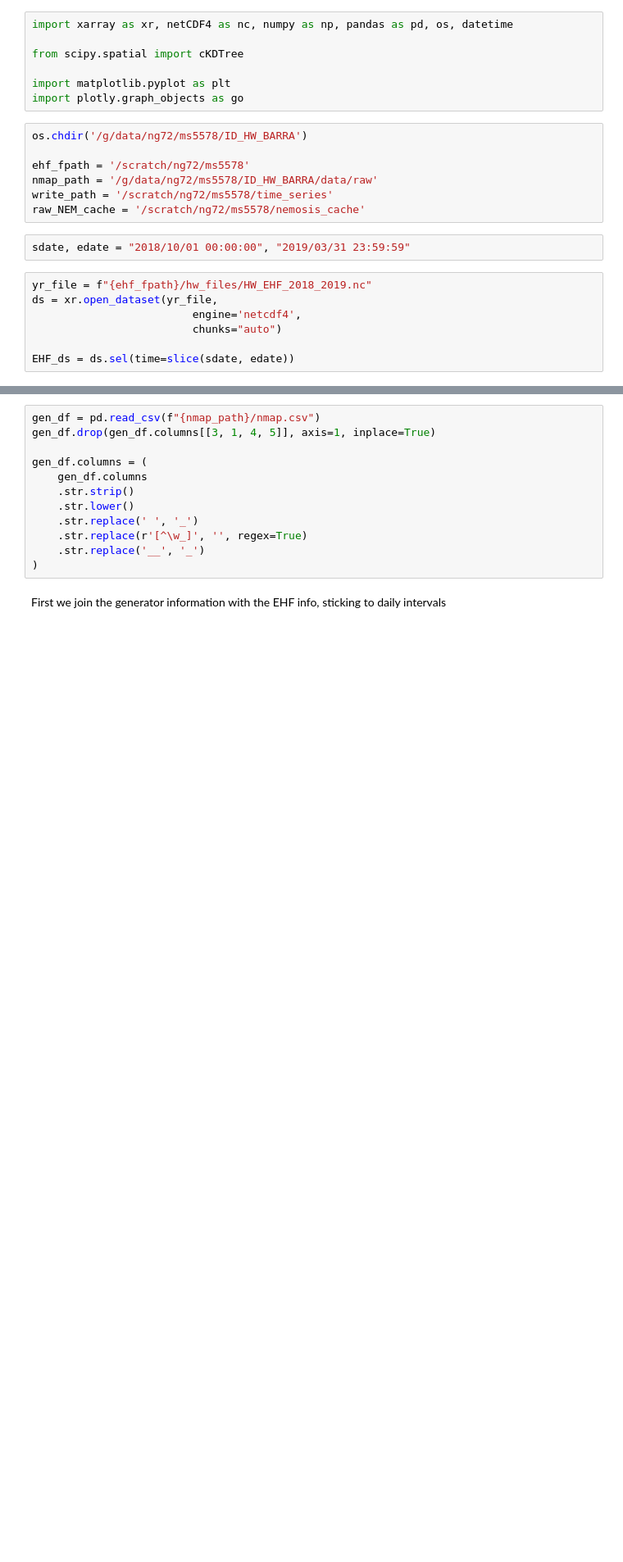
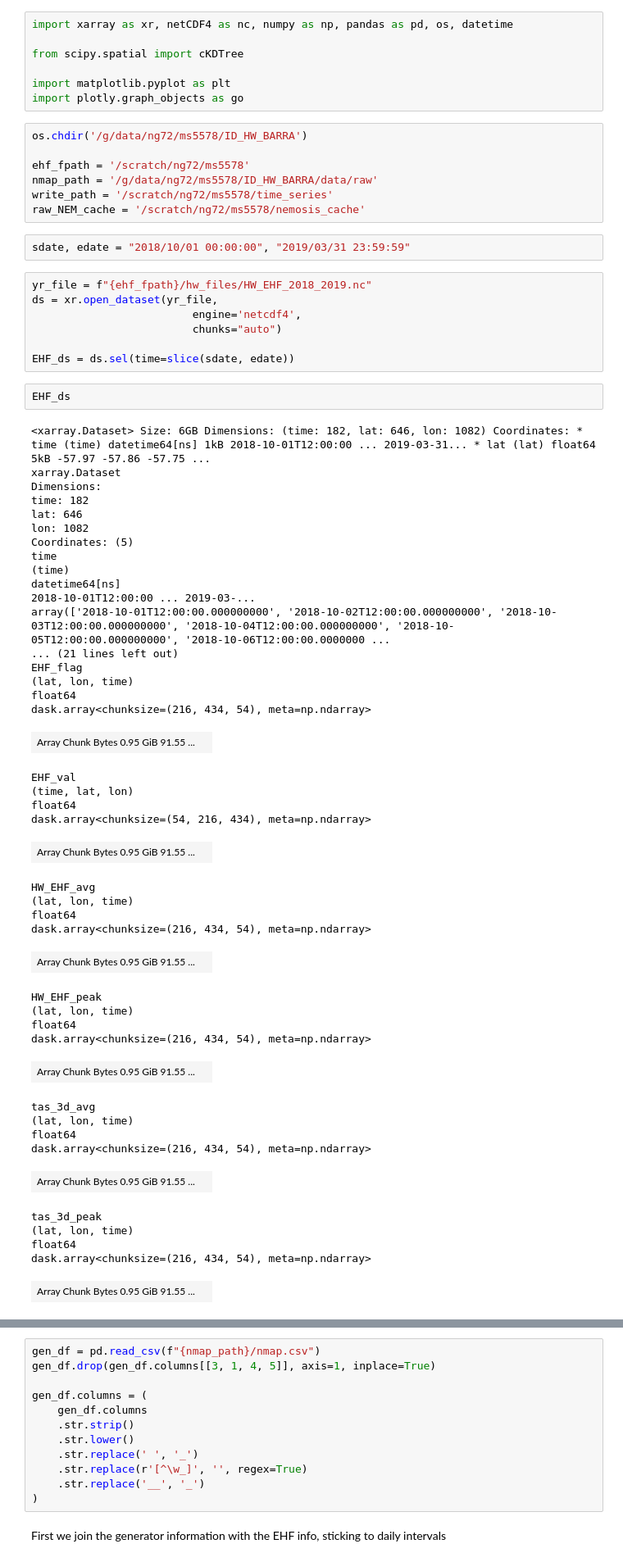
Before and after one commit to salpadorume/NEM_BARRA, a Jupyter notebook: create_ehf_tseries.ipynb, the cells around one changed output, grey strips where cells are left out. Shown at 82% size. Saved outputs shown, nothing was run; the diff lists cells and outputs as text; blank space fills up the shorter version.

```diff
--- a/create_ehf_tseries.ipynb
+++ b/create_ehf_tseries.ipynb
@@ -21,3 +21,49 @@ ds = xr.open_dataset(yr_file,
                          chunks="auto")
 
 EHF_ds = ds.sel(time=slice(sdate, edate))
+# %%
+EHF_ds
+# %% [output]
+<xarray.Dataset> Size: 6GB Dimensions: (time: 182, lat: 646, lon: 1082) Coordinates: * time (time) datetime64[ns] 1kB 2018-10-01T12:00:00 ... 2019-03-31... * lat (lat) float64 5kB -57.97 -57.86 -57.75 ...
+xarray.Dataset
+Dimensions:
+time: 182
+lat: 646
+lon: 1082
+Coordinates: (5)
+time
+(time)
+datetime64[ns]
+2018-10-01T12:00:00 ... 2019-03-...
+array(['2018-10-01T12:00:00.000000000', '2018-10-02T12:00:00.000000000', '2018-10-03T12:00:00.000000000', '2018-10-04T12:00:00.000000000', '2018-10-05T12:00:00.000000000', '2018-10-06T12:00:00.0000000 ...
+... (21 lines left out)
+EHF_flag
+(lat, lon, time)
+float64
+dask.array<chunksize=(216, 434, 54), meta=np.ndarray>
+| Array Chunk Bytes 0.95 GiB 91.55 ... |  |
+EHF_val
+(time, lat, lon)
+float64
+dask.array<chunksize=(54, 216, 434), meta=np.ndarray>
+| Array Chunk Bytes 0.95 GiB 91.55 ... |  |
+HW_EHF_avg
+(lat, lon, time)
+float64
+dask.array<chunksize=(216, 434, 54), meta=np.ndarray>
+| Array Chunk Bytes 0.95 GiB 91.55 ... |  |
+HW_EHF_peak
+(lat, lon, time)
+float64
+dask.array<chunksize=(216, 434, 54), meta=np.ndarray>
+| Array Chunk Bytes 0.95 GiB 91.55 ... |  |
+tas_3d_avg
+(lat, lon, time)
+float64
+dask.array<chunksize=(216, 434, 54), meta=np.ndarray>
+| Array Chunk Bytes 0.95 GiB 91.55 ... |  |
+tas_3d_peak
+(lat, lon, time)
+float64
+dask.array<chunksize=(216, 434, 54), meta=np.ndarray>
+| Array Chunk Bytes 0.95 GiB 91.55 ... |  |
```
Also changed, not shown: parts of 4 cells of this notebook, 2 other files.
